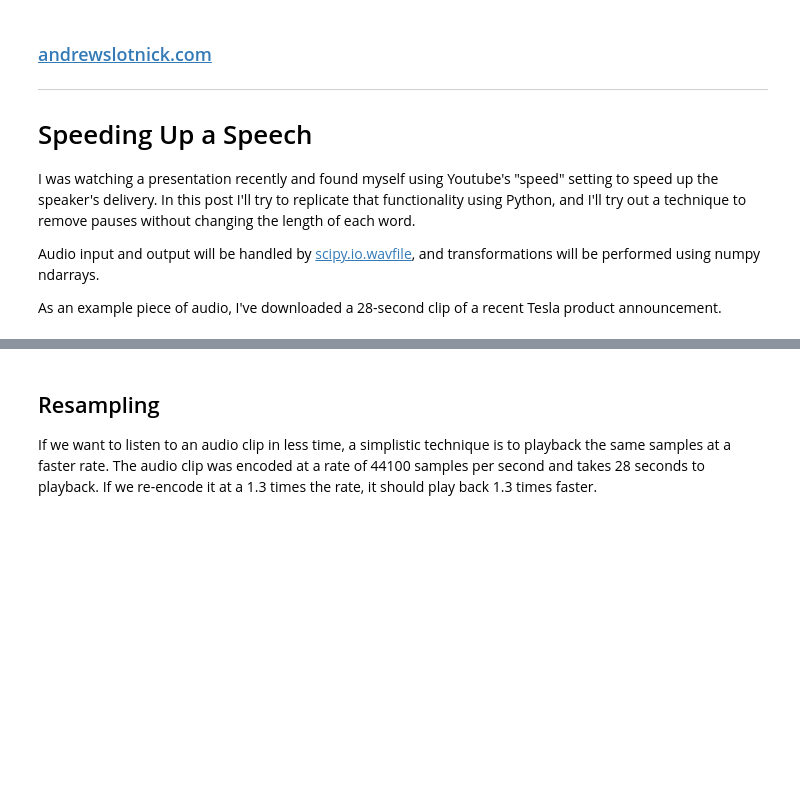
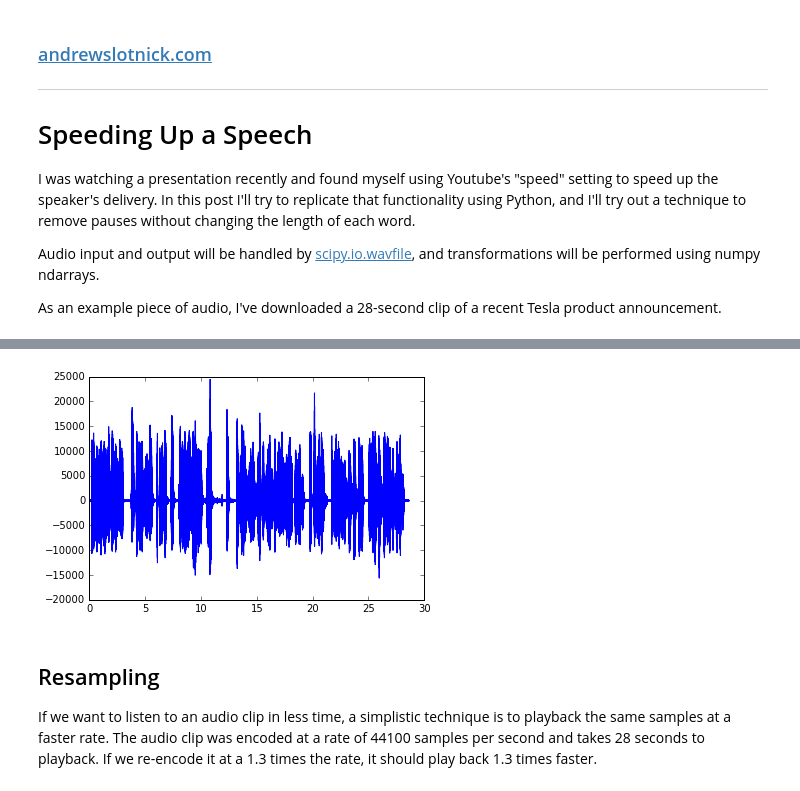
Before and after one commit to aslotnick/audio_experiments, a Jupyter notebook: Speeding Up a Speech.ipynb, the cells around one changed output, grey strips where cells are left out. Drawn from its saved outputs; the diff is of its cells as text; code cells hidden in the pictures; blank space fills up the shorter version.

Commit message:
render mpl images and external audio files

```diff
--- a/Speeding Up a Speech.ipynb
+++ b/Speeding Up a Speech.ipynb
@@ -17,4 +17,5 @@ import matplotlib.pyplot as plt
 
 speech_rate, speech_data = wavfile.read('wavs/elon_mono.wav')
 plt.plot(numpy.arange(speech_data.size)/speech_rate, speech_data)
-Audio('wavs/elon_mono.wav')
+Audio(url='https://s3.amazonaws.com/audio-experiments/examples/elon_mono.wav')
+# %% [output]
@@ -21,3 +23,4 @@ Audio('wavs/elon_mono.wav')
+[figure, added]
 # %% [markdown]
 ## Resampling
 If we want to listen to an audio clip in less time, a simplistic technique is to playback the same samples at a faster rate. The audio clip was encoded at a rate of 44100 samples per second and takes 28 seconds to playback. If we re-encode it at a 1.3 times the rate, it should play back 1.3 times faster.
```
Also changed, not shown: parts of 8 cells of this notebook.
